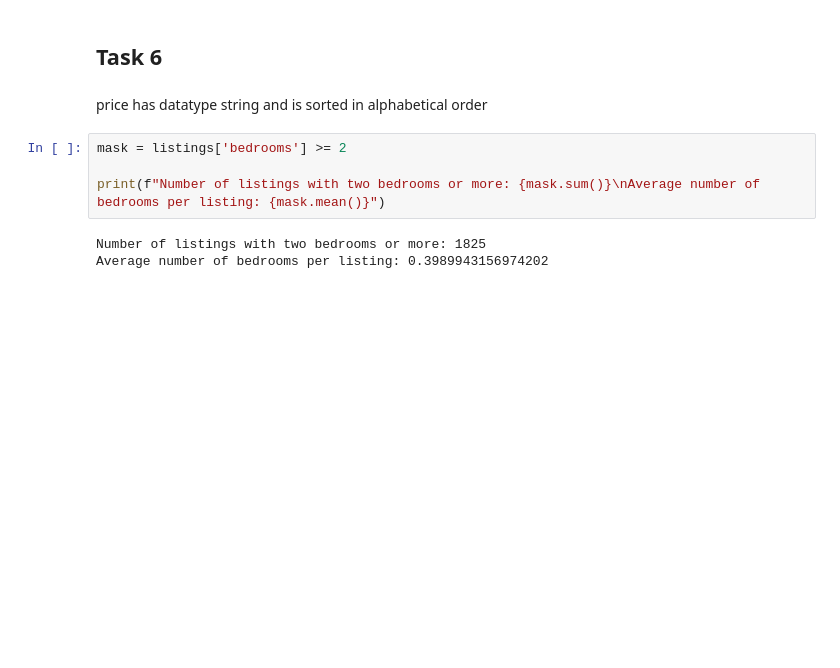
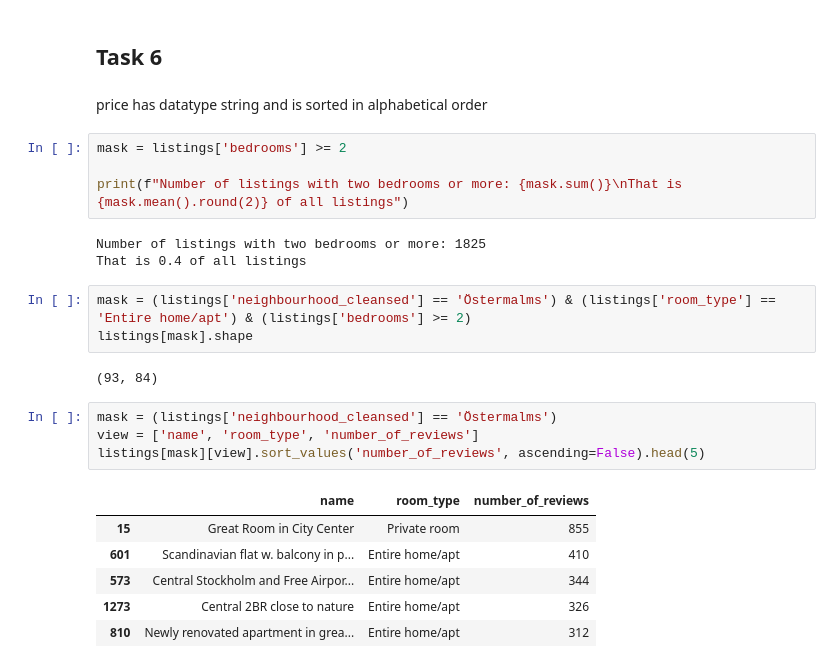
Before and after one commit to sven-0414/py-ai-lab, a Jupyter notebook: data_analysis/lab1.ipynb, the cells around one changed output. Saved outputs shown, nothing was run; the diff lists cells and outputs as text; blank space fills up the shorter version.

```diff
--- a/data_analysis/lab1.ipynb
+++ b/data_analysis/lab1.ipynb
@@ -221,7 +221,23 @@ price has datatype string and is sorted in alphabetical order
 # %%
 mask = listings['bedrooms'] >= 2
 
-print(f"Number of listings with two bedrooms or more: {mask.sum()}\nAverage number of bedrooms per listing: {mask.mean()}")
+print(f"Number of listings with two bedrooms or more: {mask.sum()}\nThat is {mask.mean().round(2)} of all listings")
 # %% [output]
 Number of listings with two bedrooms or more: 1825
-Average number of bedrooms per listing: 0.3989943156974202
+That is 0.4 of all listings
+# %%
+mask = (listings['neighbourhood_cleansed'] == 'Östermalms') & (listings['room_type'] == 'Entire home/apt') & (listings['bedrooms'] >= 2)
+listings[mask].shape
+# %% [output]
+(93, 84)
+# %%
+mask = (listings['neighbourhood_cleansed'] == 'Östermalms')
+view = ['name', 'room_type', 'number_of_reviews']
+listings[mask][view].sort_values('number_of_reviews', ascending=False).head(5)
+# %% [output]
+|  | name | room_type | number_of_reviews |
+| 15 | Great Room in City Center | Private room | 855 |
+| 601 | Scandinavian flat w. balcony in p... | Entire home/apt | 410 |
+| 573 | Central Stockholm and Free Airpor... | Entire home/apt | 344 |
+| 1273 | Central 2BR close to nature | Entire home/apt | 326 |
+| 810 | Newly renovated apartment in grea... | Entire home/apt | 312 |
```
